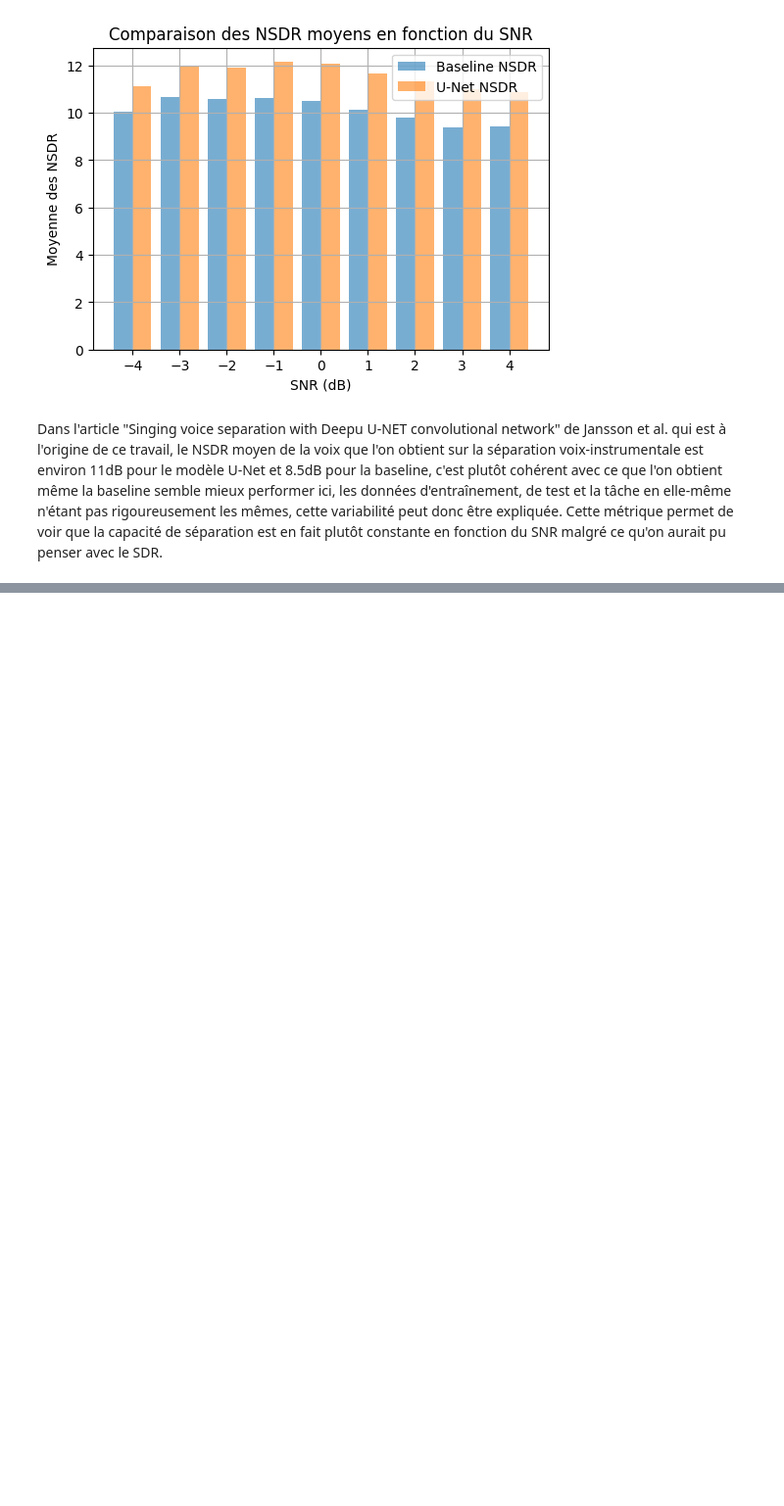
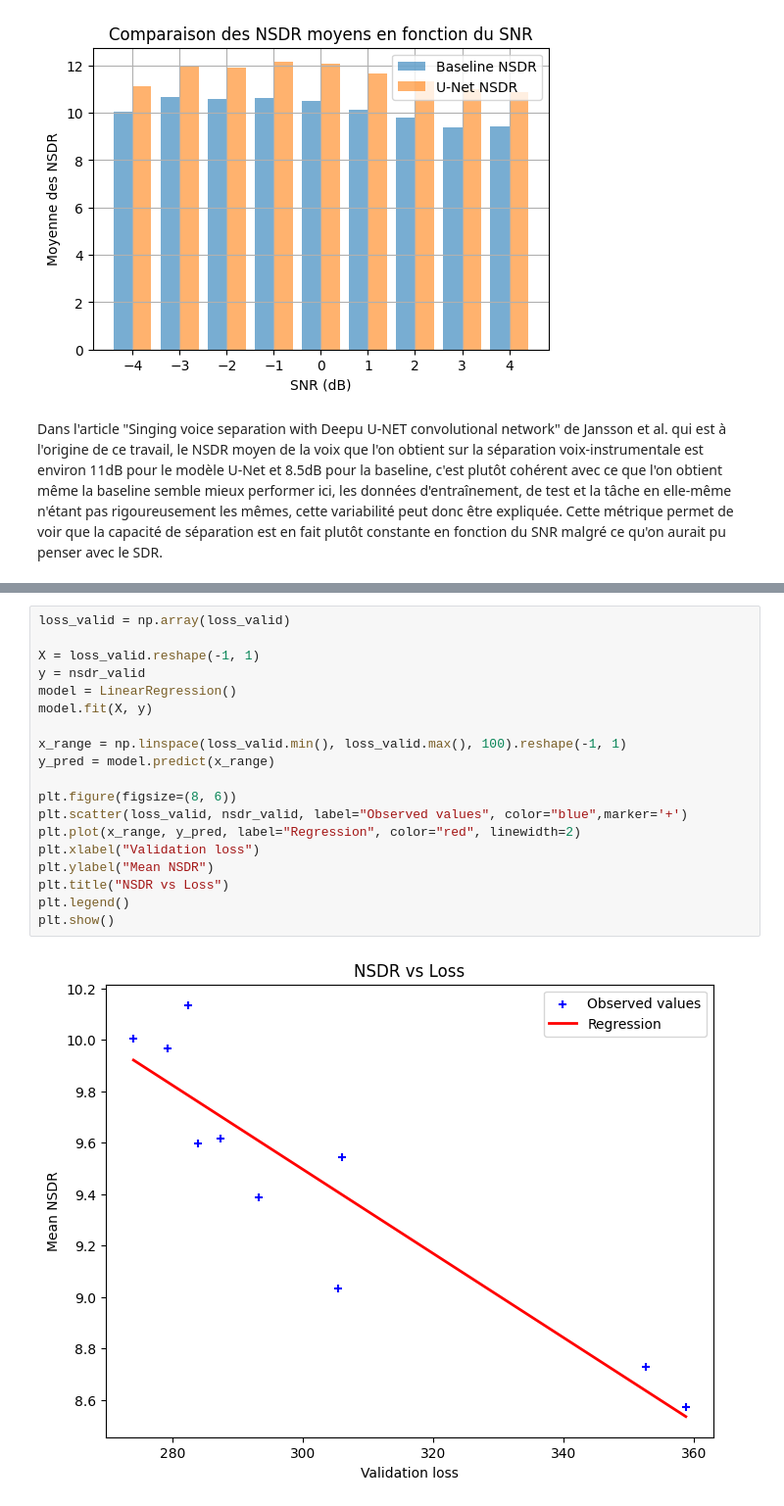
Before and after one commit to romainpujol/deep_learning_signal, a Jupyter notebook: source_separation.ipynb, the cells around one changed output, grey strips where cells are left out. Shown at 98% size. Cells and saved outputs as stored; diff of their text form; blank space fills up the shorter version.

```diff
--- a/source_separation.ipynb
+++ b/source_separation.ipynb
@@ -1043,0 +1214,21 @@ Dans l'article "Singing voice separation with Deepu U-NET convolutional network"
+# %%
+loss_valid = np.array(loss_valid)
+
+X = loss_valid.reshape(-1, 1)
+y = nsdr_valid
+model = LinearRegression()
+model.fit(X, y)
+
+x_range = np.linspace(loss_valid.min(), loss_valid.max(), 100).reshape(-1, 1)
+y_pred = model.predict(x_range)
+
+plt.figure(figsize=(8, 6))
+plt.scatter(loss_valid, nsdr_valid, label="Observed values", color="blue",marker='+')
+plt.plot(x_range, y_pred, label="Regression", color="red", linewidth=2)
+plt.xlabel("Validation loss")
+plt.ylabel("Mean NSDR")
+plt.title("NSDR vs Loss")
+plt.legend()
+plt.show()
+# %% [output]
+[figure, added]
```
Also changed, not shown: parts of 6 cells of this notebook.
